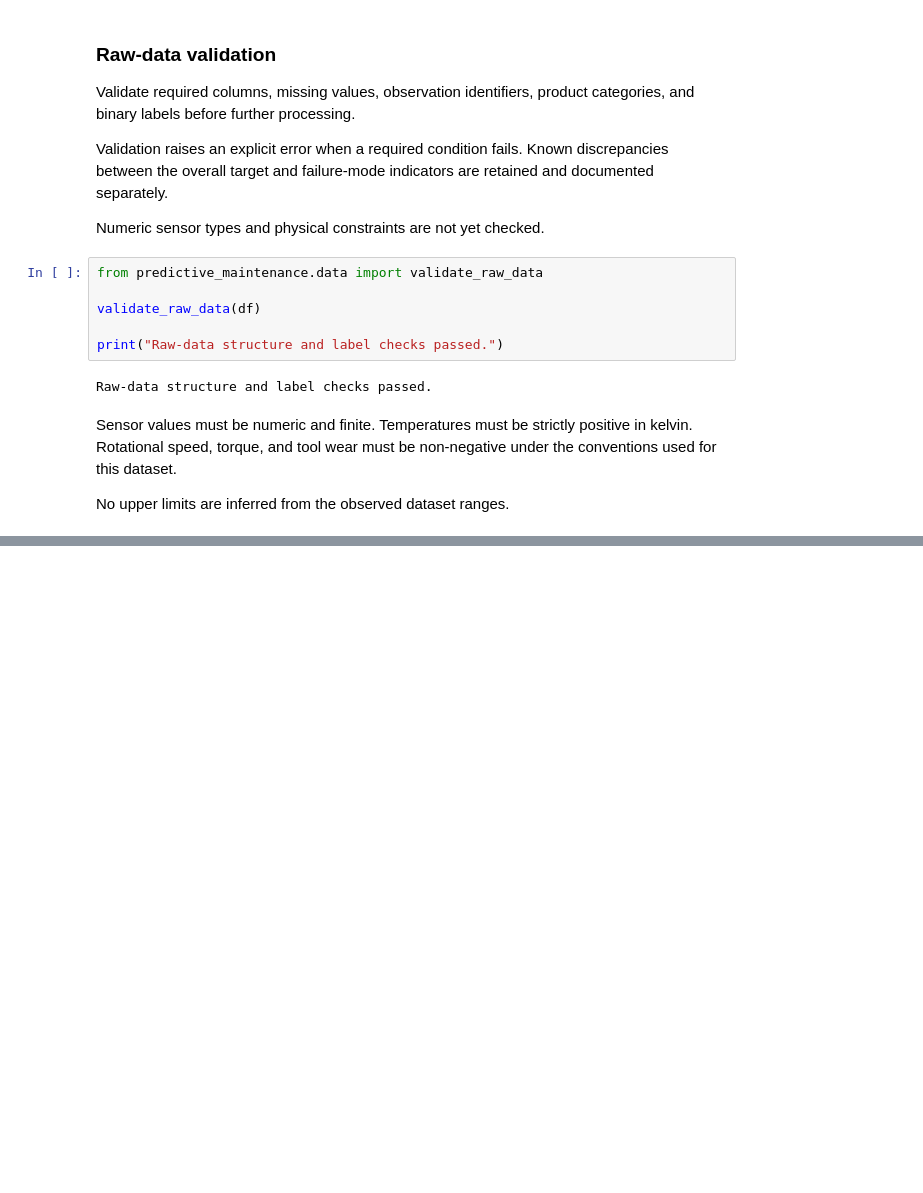
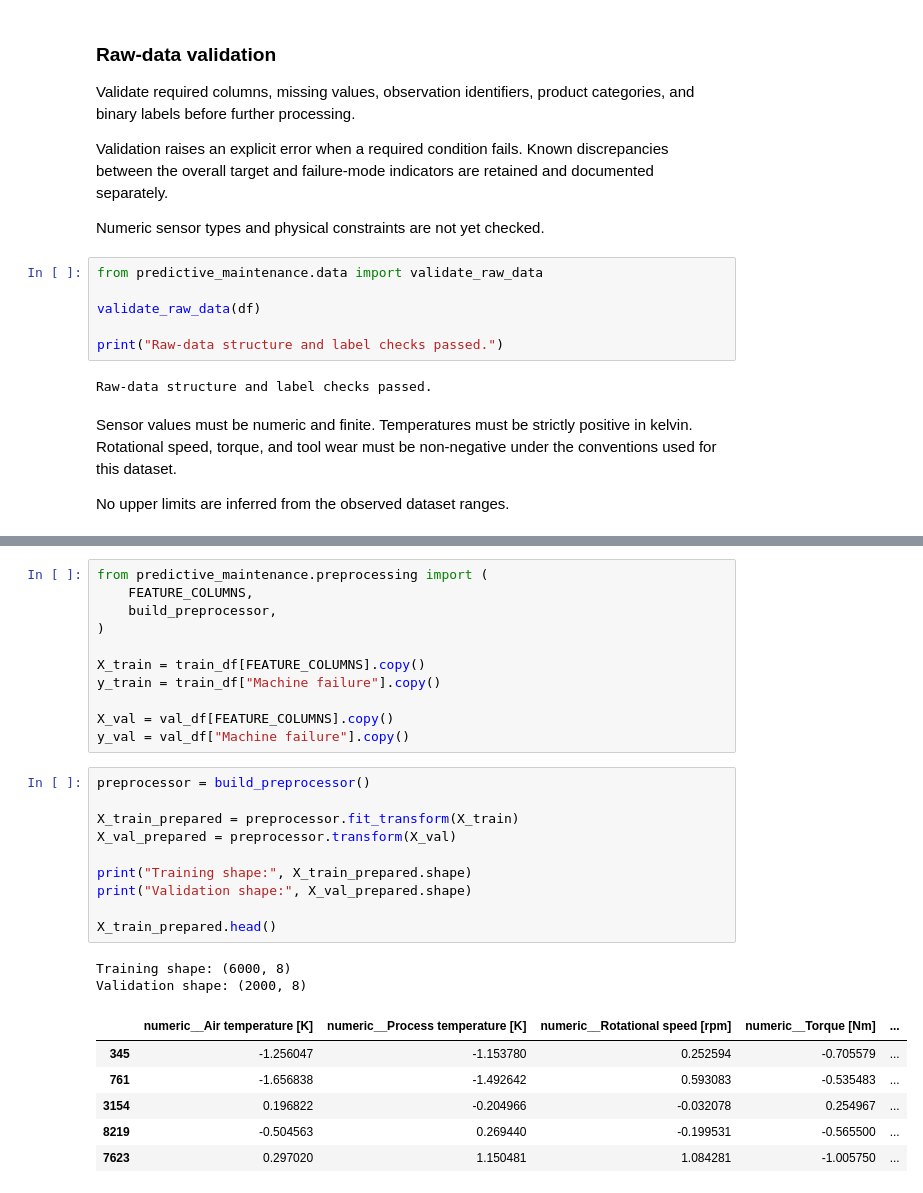
Before and after one commit to sayfcha/maintenance-industrial-mlops, a Jupyter notebook: notebooks/01_data_exploration.ipynb, the cells around one changed output, grey strips where cells are left out. Cells and saved outputs as stored; diff of their text form; blank space fills up the shorter version.

Commit message:
Add tested preprocessing for numeric and categorical features

```diff
--- a/notebooks/01_data_exploration.ipynb
+++ b/notebooks/01_data_exploration.ipynb
@@ -461,0 +473,30 @@ No upper limits are inferred from the observed dataset ranges.
+# %%
+from predictive_maintenance.preprocessing import (
+    FEATURE_COLUMNS,
+    build_preprocessor,
+)
+
+X_train = train_df[FEATURE_COLUMNS].copy()
+y_train = train_df["Machine failure"].copy()
+
+X_val = val_df[FEATURE_COLUMNS].copy()
+y_val = val_df["Machine failure"].copy()
+# %%
+preprocessor = build_preprocessor()
+
+X_train_prepared = preprocessor.fit_transform(X_train)
+X_val_prepared = preprocessor.transform(X_val)
+
+print("Training shape:", X_train_prepared.shape)
+print("Validation shape:", X_val_prepared.shape)
+
+X_train_prepared.head()
+# %% [output]
+Training shape: (6000, 8)
+Validation shape: (2000, 8)
+|  | numeric__Air temperature [K] | numeric__Process temperature [K] | numeric__Rotational speed [rpm] | numeric__Torque [Nm] | ... |
+| 345 | -1.256047 | -1.153780 | 0.252594 | -0.705579 | ... |
+| 761 | -1.656838 | -1.492642 | 0.593083 | -0.535483 | ... |
+| 3154 | 0.196822 | -0.204966 | -0.032078 | 0.254967 | ... |
+| 8219 | -0.504563 | 0.269440 | -0.199531 | -0.565500 | ... |
+| 7623 | 0.297020 | 1.150481 | 1.084281 | -1.005750 | ... |
```
Also changed, not shown: parts of 4 cells of this notebook, 2 other files.
